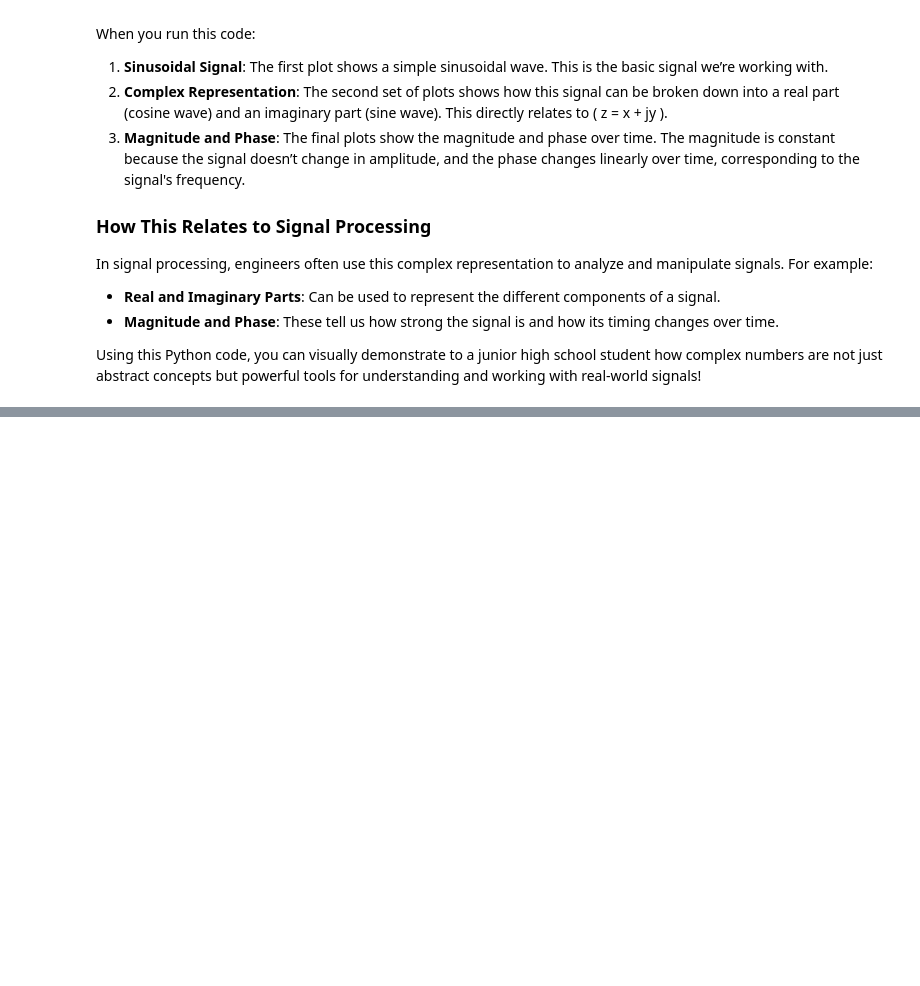
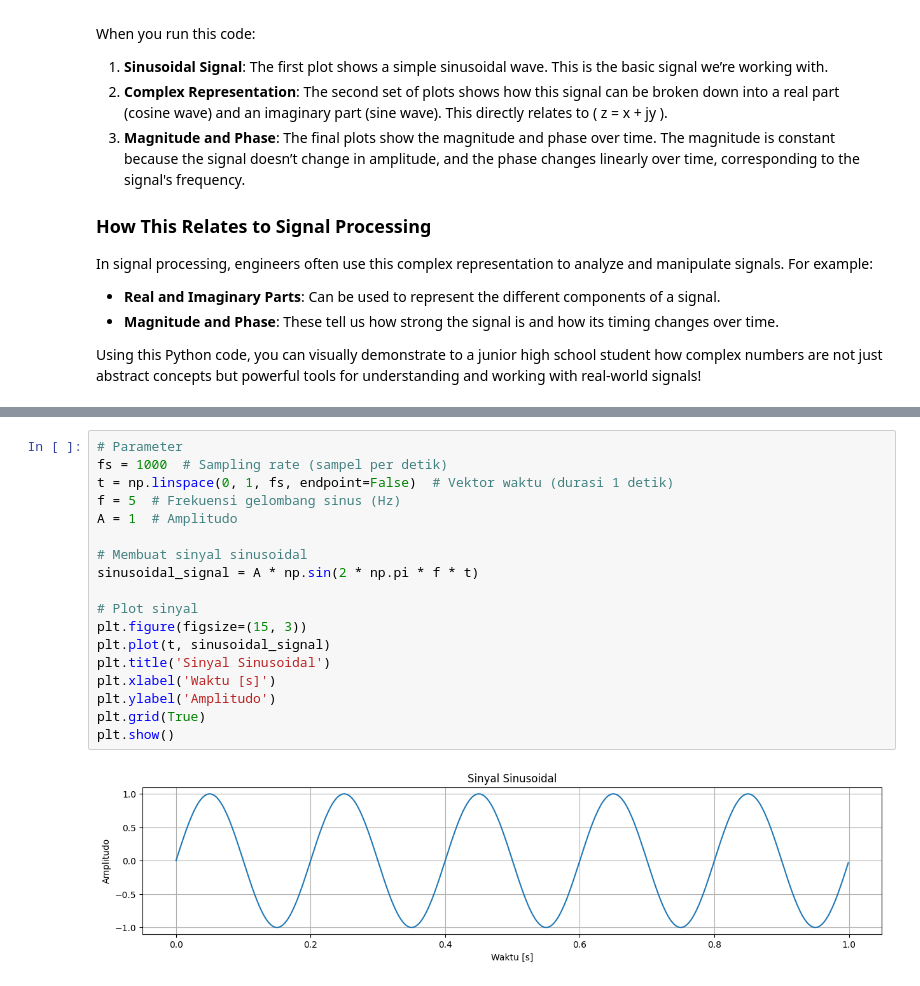
Before and after one commit to informatika-itera/if3024-handson, a Jupyter notebook: 0_complex_number.ipynb, the cells around one changed output, grey strips where cells are left out. Cells and saved outputs as stored; diff of their text form; blank space fills up the shorter version.

```diff
--- a/0_complex_number.ipynb
+++ b/0_complex_number.ipynb
@@ -102,0 +132,20 @@ Using this Python code, you can visually demonstrate to a junior high school stu
+# %%
+# Parameter
+fs = 1000  # Sampling rate (sampel per detik)
+t = np.linspace(0, 1, fs, endpoint=False)  # Vektor waktu (durasi 1 detik)
+f = 5  # Frekuensi gelombang sinus (Hz)
+A = 1  # Amplitudo
+
+# Membuat sinyal sinusoidal
+sinusoidal_signal = A * np.sin(2 * np.pi * f * t)
+
+# Plot sinyal
+plt.figure(figsize=(15, 3))
+plt.plot(t, sinusoidal_signal)
+plt.title('Sinyal Sinusoidal')
+plt.xlabel('Waktu [s]')
+plt.ylabel('Amplitudo')
+plt.grid(True)
+plt.show()
+# %% [output]
+[figure, added]
```
Also changed, not shown: parts of 11 cells of this notebook, 3 other files.
